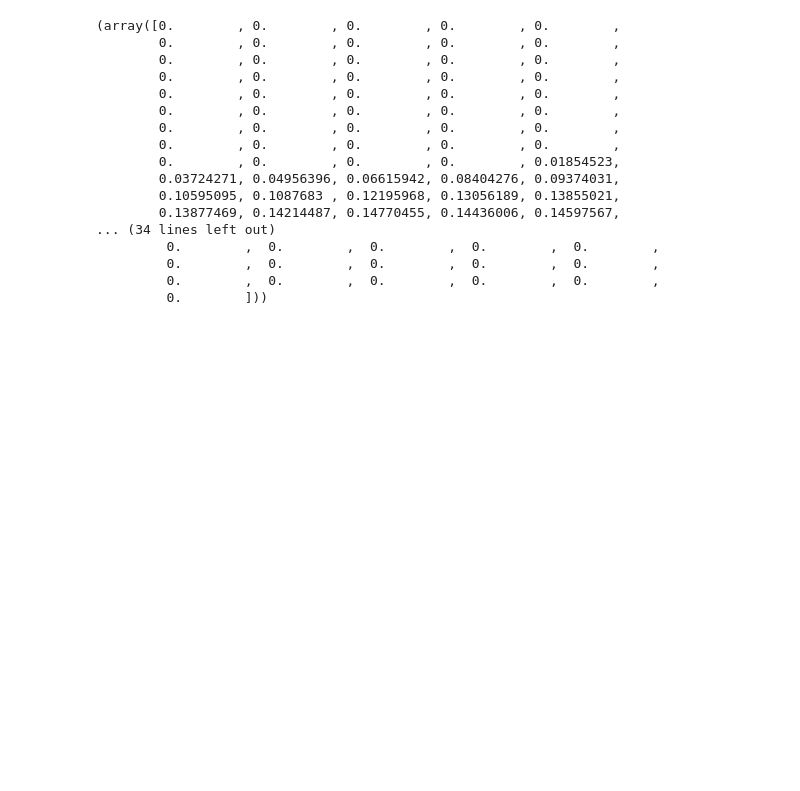
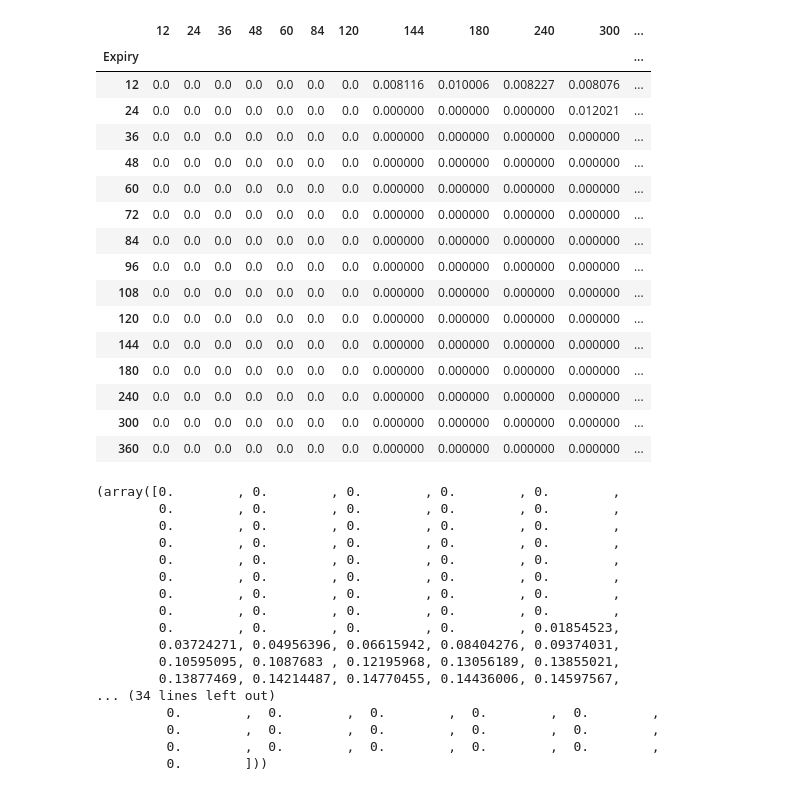
Before and after one commit to Eskild-afk/MasterThesis, a Jupyter notebook: NelsonSiegelFit.ipynb, the cells around one changed output. Cells and saved outputs as stored; diff of their text form; code cells hidden in the pictures; blank space fills up the shorter version.

Commit message:
AFNS results - finally

```diff
--- a/NelsonSiegelFit.ipynb
+++ b/NelsonSiegelFit.ipynb
@@ -180,22 +238,26 @@ def NSoptimizer(X1,X2,X3,Lambda, sigmaL, sigmaS, sigmaC, observedP, observedK):
 # %%
+expiry = 5*12
+tenor = 10*10
 
 
 np.random.seed(1337)
-testNS = NelsonSiegel(initial=np.array([0.00450864, 0.00447636, 0.01101805]),
-                         Lambda=0.73963909,
-                         sigmaL=0.00179664,
-                         sigmaS=0.03077568,
-                         sigmaC=0.00100149
+testNS = NelsonSiegel(initial=np.array([res.x[0], res.x[1], res.x[2]]),
+                         Lambda=res.x[3],
+                         sigmaL=res.x[4],
+                         sigmaS=res.x[5],
+                         sigmaC=res.x[6]
                         )
 
-S = np.arange(5,16)
-T = np.arange(5,15.5, 0.5)
+T = np.arange(expiry/12, expiry/12+tenor/12+0.5, 0.5)
+S = np.arange(expiry/12, expiry/12+tenor/12+1)
+print(T)
+print(S)
 K = 0.04
-N = 10000
-rate = [testNS.oneStep(0,np.array([0.00450864, 0.00447636, 0.01101805]), 5, fwd=5) for _ in range(N)]
-swap = [testNS.swap(5, S, T, K, initRate = x, payer=True) for x in rate]
+N = 1000
+rate = [testNS.oneStep(0,np.array([res.x[0], res.x[1], res.x[2]]), expiry/12, fwd=expiry/12) for _ in range(N)]
+swap = [testNS.swap(expiry/12, S, T, K, initRate = x, payer=True) for x in rate]
 p = np.maximum(swap,0).mean()
 r = -np.minimum(swap,0).mean()
 A = np.array([testNS.ZCB(0, Si) for Si in S[1::]]).sum()
-(p+r)/A*10000
+(p+r)/A
 # %% [output]
@@ -231,3 +321,23 @@ float[:-1:], 0.00450864+0.00447636+  0.01101805
+# %%
+resultStraddle
+# %% [output]
+|  | 12 | 24 | 36 | 48 | 60 | 84 | 120 | 144 | 180 | 240 | 300 | ... |
+| Expiry |  |  |  |  |  |  |  |  |  |  |  | ... |
+| 12 | 0.0 | 0.0 | 0.0 | 0.0 | 0.0 | 0.0 | 0.0 | 0.008116 | 0.010006 | 0.008227 | 0.008076 | ... |
+| 24 | 0.0 | 0.0 | 0.0 | 0.0 | 0.0 | 0.0 | 0.0 | 0.000000 | 0.000000 | 0.000000 | 0.012021 | ... |
+| 36 | 0.0 | 0.0 | 0.0 | 0.0 | 0.0 | 0.0 | 0.0 | 0.000000 | 0.000000 | 0.000000 | 0.000000 | ... |
+| 48 | 0.0 | 0.0 | 0.0 | 0.0 | 0.0 | 0.0 | 0.0 | 0.000000 | 0.000000 | 0.000000 | 0.000000 | ... |
+| 60 | 0.0 | 0.0 | 0.0 | 0.0 | 0.0 | 0.0 | 0.0 | 0.000000 | 0.000000 | 0.000000 | 0.000000 | ... |
+| 72 | 0.0 | 0.0 | 0.0 | 0.0 | 0.0 | 0.0 | 0.0 | 0.000000 | 0.000000 | 0.000000 | 0.000000 | ... |
+| 84 | 0.0 | 0.0 | 0.0 | 0.0 | 0.0 | 0.0 | 0.0 | 0.000000 | 0.000000 | 0.000000 | 0.000000 | ... |
+| 96 | 0.0 | 0.0 | 0.0 | 0.0 | 0.0 | 0.0 | 0.0 | 0.000000 | 0.000000 | 0.000000 | 0.000000 | ... |
+| 108 | 0.0 | 0.0 | 0.0 | 0.0 | 0.0 | 0.0 | 0.0 | 0.000000 | 0.000000 | 0.000000 | 0.000000 | ... |
+| 120 | 0.0 | 0.0 | 0.0 | 0.0 | 0.0 | 0.0 | 0.0 | 0.000000 | 0.000000 | 0.000000 | 0.000000 | ... |
+| 144 | 0.0 | 0.0 | 0.0 | 0.0 | 0.0 | 0.0 | 0.0 | 0.000000 | 0.000000 | 0.000000 | 0.000000 | ... |
+| 180 | 0.0 | 0.0 | 0.0 | 0.0 | 0.0 | 0.0 | 0.0 | 0.000000 | 0.000000 | 0.000000 | 0.000000 | ... |
+| 240 | 0.0 | 0.0 | 0.0 | 0.0 | 0.0 | 0.0 | 0.0 | 0.000000 | 0.000000 | 0.000000 | 0.000000 | ... |
+| 300 | 0.0 | 0.0 | 0.0 | 0.0 | 0.0 | 0.0 | 0.0 | 0.000000 | 0.000000 | 0.000000 | 0.000000 | ... |
+| 360 | 0.0 | 0.0 | 0.0 | 0.0 | 0.0 | 0.0 | 0.0 | 0.000000 | 0.000000 | 0.000000 | 0.000000 | ... |
 # %%
 # a=testNS.create_path(1/12,1)
 a=[testNS.init]
```
Also changed, not shown: parts of 15 cells of this notebook, 22 other files.
